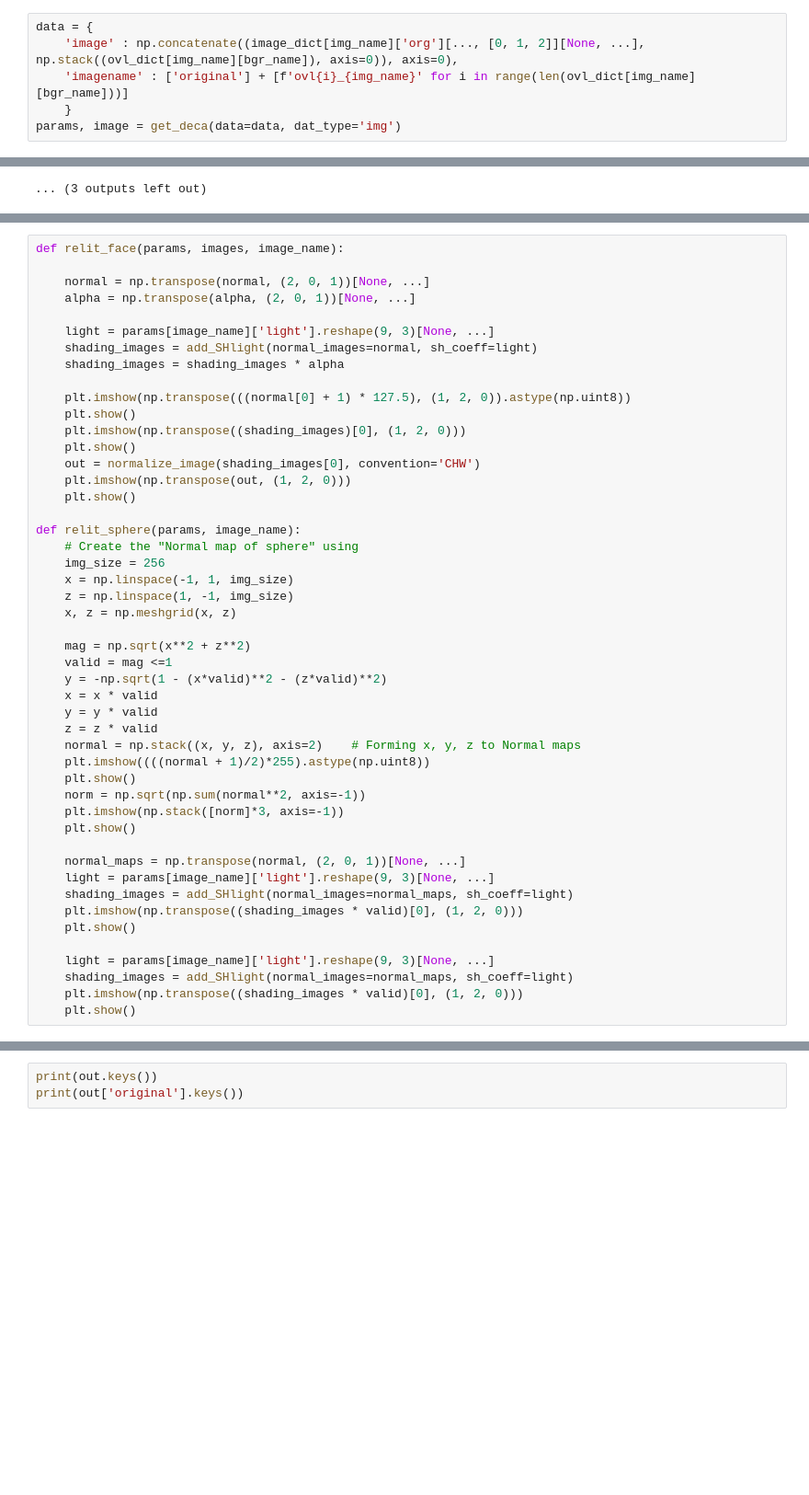
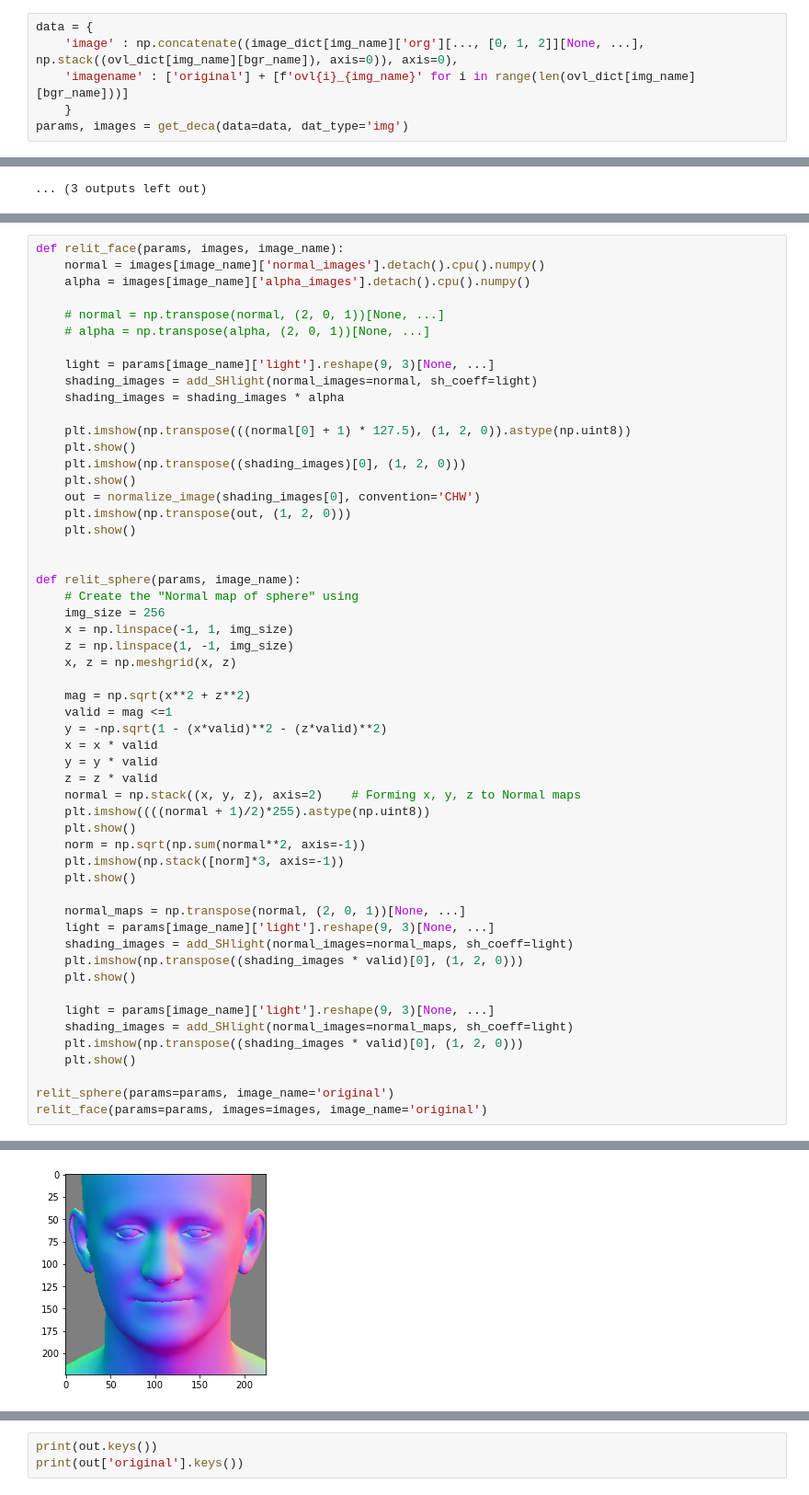
Before and after one commit to XezXey/guided-diffusion, a Jupyter notebook: sample_scripts/ipynb/Lighting_stuff/fgr_bgr_effect/Light_Background.ipynb, the cells around one changed output, grey strips where cells are left out. Shown at 92% size. Saved outputs shown, nothing was run; the diff lists cells and outputs as text; blank space fills up the shorter version.

Commit message:
add face

```diff
--- a/sample_scripts/ipynb/Lighting_stuff/fgr_bgr_effect/Light_Background.ipynb
+++ b/sample_scripts/ipynb/Lighting_stuff/fgr_bgr_effect/Light_Background.ipynb
@@ -247,7 +247,7 @@ data = {
     'image' : np.concatenate((image_dict[img_name]['org'][..., [0, 1, 2]][None, ...], np.stack((ovl_dict[img_name][bgr_name]), axis=0)), axis=0),
     'imagename' : ['original'] + [f'ovl{i}_{img_name}' for i in range(len(ovl_dict[img_name][bgr_name]))]
     }
-params, image = get_deca(data=data, dat_type='img')
+params, images = get_deca(data=data, dat_type='img')
 # %% [output]
 total 7 images
 creating the FLAME Decoder
@@ -285,8 +287,10 @@ dict_keys(['rendered_images', 'alpha_images', 'normal_images', 'normals'])
 # %%
 def relit_face(params, images, image_name):
+    normal = images[image_name]['normal_images'].detach().cpu().numpy()
+    alpha = images[image_name]['alpha_images'].detach().cpu().numpy()
 
-    normal = np.transpose(normal, (2, 0, 1))[None, ...]
-    alpha = np.transpose(alpha, (2, 0, 1))[None, ...]
+    # normal = np.transpose(normal, (2, 0, 1))[None, ...]
+    # alpha = np.transpose(alpha, (2, 0, 1))[None, ...]
 
     light = params[image_name]['light'].reshape(9, 3)[None, ...]
     shading_images = add_SHlight(normal_images=normal, sh_coeff=light)
@@ -299,6 +303,7 @@ def relit_face(params, images, image_name):
     out = normalize_image(shading_images[0], convention='CHW')
     plt.imshow(np.transpose(out, (1, 2, 0)))
     plt.show()
+
 
 def relit_sphere(params, image_name):
     # Create the "Normal map of sphere" using
@@ -330,6 +335,9 @@ def relit_sphere(params, image_name):
     shading_images = add_SHlight(normal_images=normal_maps, sh_coeff=light)
     plt.imshow(np.transpose((shading_images * valid)[0], (1, 2, 0)))
     plt.show()
+
+relit_sphere(params=params, image_name='original')
+relit_face(params=params, images=images, image_name='original')
 # %% [output]
 [figure]
 [figure]
@@ -338,0 +348 @@ NameError: name 'out' is not defined
+[figure, added]
```
Also changed, not shown: parts of 2 cells of this notebook, 2 other files.
